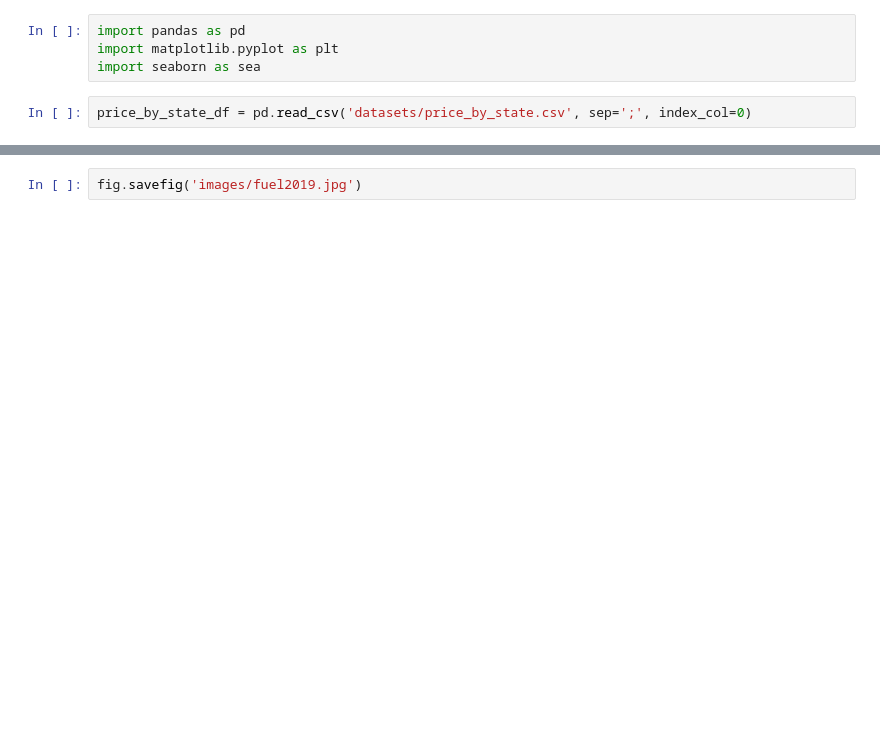
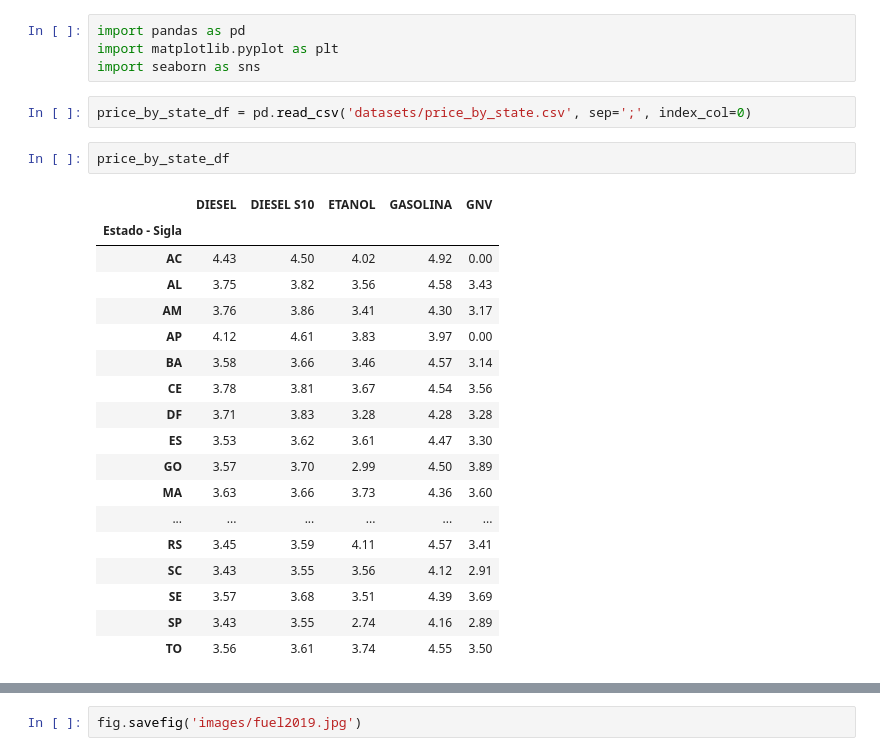
Before and after one commit to guilhermesam/data-science, a Jupyter notebook: projects/fuel_2019/data_visualization.ipynb, the cells around one changed output, grey strips where cells are left out. Saved outputs shown, nothing was run; the diff lists cells and outputs as text; blank space fills up the shorter version.

```diff
--- a/projects/fuel_2019/data_visualization.ipynb
+++ b/projects/fuel_2019/data_visualization.ipynb
@@ -1,7 +1,28 @@
 # %%
 import pandas as pd
 import matplotlib.pyplot as plt
-import seaborn as sea
+import seaborn as sns
 # %%
 price_by_state_df = pd.read_csv('datasets/price_by_state.csv', sep=';', index_col=0)
+# %%
+price_by_state_df
+# %% [output]
+|  | DIESEL | DIESEL S10 | ETANOL | GASOLINA | GNV |
+| Estado - Sigla |  |  |  |  |  |
+| AC | 4.43 | 4.50 | 4.02 | 4.92 | 0.00 |
+| AL | 3.75 | 3.82 | 3.56 | 4.58 | 3.43 |
+| AM | 3.76 | 3.86 | 3.41 | 4.30 | 3.17 |
+| AP | 4.12 | 4.61 | 3.83 | 3.97 | 0.00 |
+| BA | 3.58 | 3.66 | 3.46 | 4.57 | 3.14 |
+| CE | 3.78 | 3.81 | 3.67 | 4.54 | 3.56 |
+| DF | 3.71 | 3.83 | 3.28 | 4.28 | 3.28 |
+| ES | 3.53 | 3.62 | 3.61 | 4.47 | 3.30 |
+| GO | 3.57 | 3.70 | 2.99 | 4.50 | 3.89 |
+| MA | 3.63 | 3.66 | 3.73 | 4.36 | 3.60 |
+| ... | ... | ... | ... | ... | ... |
+| RS | 3.45 | 3.59 | 4.11 | 4.57 | 3.41 |
+| SC | 3.43 | 3.55 | 3.56 | 4.12 | 2.91 |
+| SE | 3.57 | 3.68 | 3.51 | 4.39 | 3.69 |
+| SP | 3.43 | 3.55 | 2.74 | 4.16 | 2.89 |
+| TO | 3.56 | 3.61 | 3.74 | 4.55 | 3.50 |
 # %%
```
Also changed, not shown: parts of 1 cell of this notebook, 8 other files.
